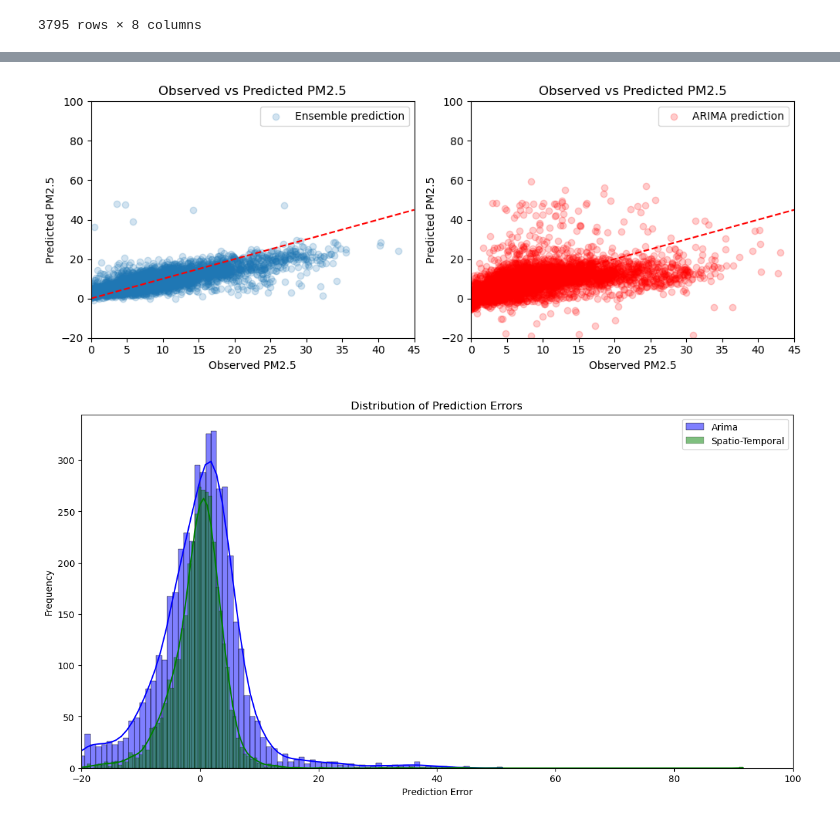
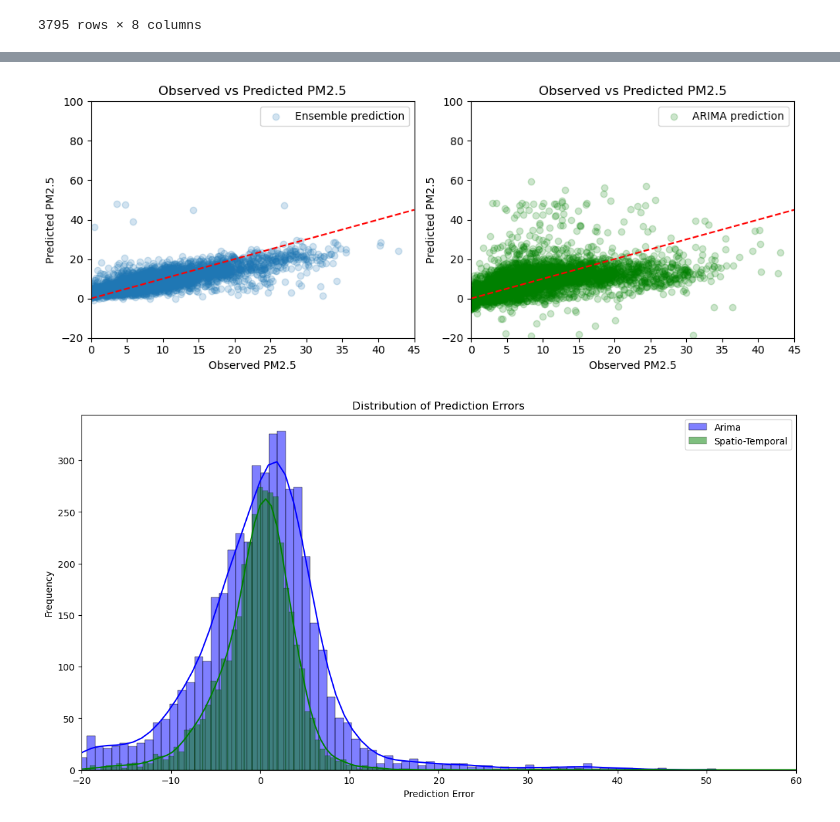
Before and after one commit to siwa-p/Air-quality-monitoring-and-prediction-using-PurpleAir-data, a Jupyter notebook: notebooks/spatio_temporal.ipynb, the cells around one changed output, grey strips where cells are left out. Saved outputs shown, nothing was run; the diff lists cells and outputs as text; code cells hidden in the pictures.

```diff
--- a/notebooks/spatio_temporal.ipynb
+++ b/notebooks/spatio_temporal.ipynb
@@ -32,9 +32,11 @@ def extend_data(data):
 expanded_arima_results = extend_data(arima_results)
 # %%
 # filter out hte rows where y_test > 100
-expanded_arima_results = expanded_arima_results[expanded_arima_results['y_test'] <= 60]
+expanded_arima_results['y_test'] = expanded_arima_results['y_test'].astype(float)
+expanded_arima_results['y_pred'] = expanded_arima_results['y_pred'].astype(float)
+expanded_arima_results = expanded_arima_results[expanded_arima_results['y_test'] < 60]
 # filter out the rows where y_pred > 100
-expanded_arima_results = expanded_arima_results[expanded_arima_results['y_pred'] <= 60]
+expanded_arima_results = expanded_arima_results[expanded_arima_results['y_pred'] < 60]
 # %%
 
 start_date = '2024-01-08'
@@ -211,7 +213,7 @@ ax[0].set_title('Observed vs Predicted PM2.5')
 ax[0].legend()
 
 
-ax[1].scatter(arima_results_with_errors['y_test'], arima_results_with_errors['y_pred'], label='ARIMA prediction', alpha=0.2, color='red')
+ax[1].scatter(arima_results_with_errors['y_test'], arima_results_with_errors['y_pred'], label='ARIMA prediction', alpha=0.2, color='green')
 ax[1].plot([0, 45], [0, 45], color='red', linestyle='--')
 ax[1].set_xlim(0, 45)
 ax[1].set_ylim(-20, 100)
@@ -223,22 +225,22 @@ ax[1].legend()
 plt.tight_layout()
 plt.show()
 # %% [output]
-[figure, old version]
+[figure, new version]
 # %%
 import seaborn as sns
 
 # Calculate errors
 arima_results_with_errors['Error_spatio_temporal'] = arima_results_with_errors['y_pred'] -arima_results_with_errors['y_test']
 spatio_temporal_predictions_with_errors['Error_spatio_temporal'] = spatio_temporal_predictions_with_errors['y_pred_ensemble'] -spatio_temporal_predictions_with_errors['y_test']
 
 plt.figure(figsize=(14, 7))
 sns.histplot(arima_results_with_errors['Error_spatio_temporal'], color='blue', label='Arima', kde=True, alpha=0.5)
 sns.histplot(spatio_temporal_predictions_with_errors['Error_spatio_temporal'], color='green', label='Spatio-Temporal', kde=True, alpha=0.5)
 plt.xlabel('Prediction Error')
-plt.xlim(-20,100)
+plt.xlim(-20,60)
 plt.ylabel('Frequency')
 plt.title('Distribution of Prediction Errors')
 plt.legend()
 plt.show()
 # %% [output]
-[figure, old version]
+[figure, new version]
```
Also changed, not shown: parts of 2 cells of this notebook, 1 other file.
